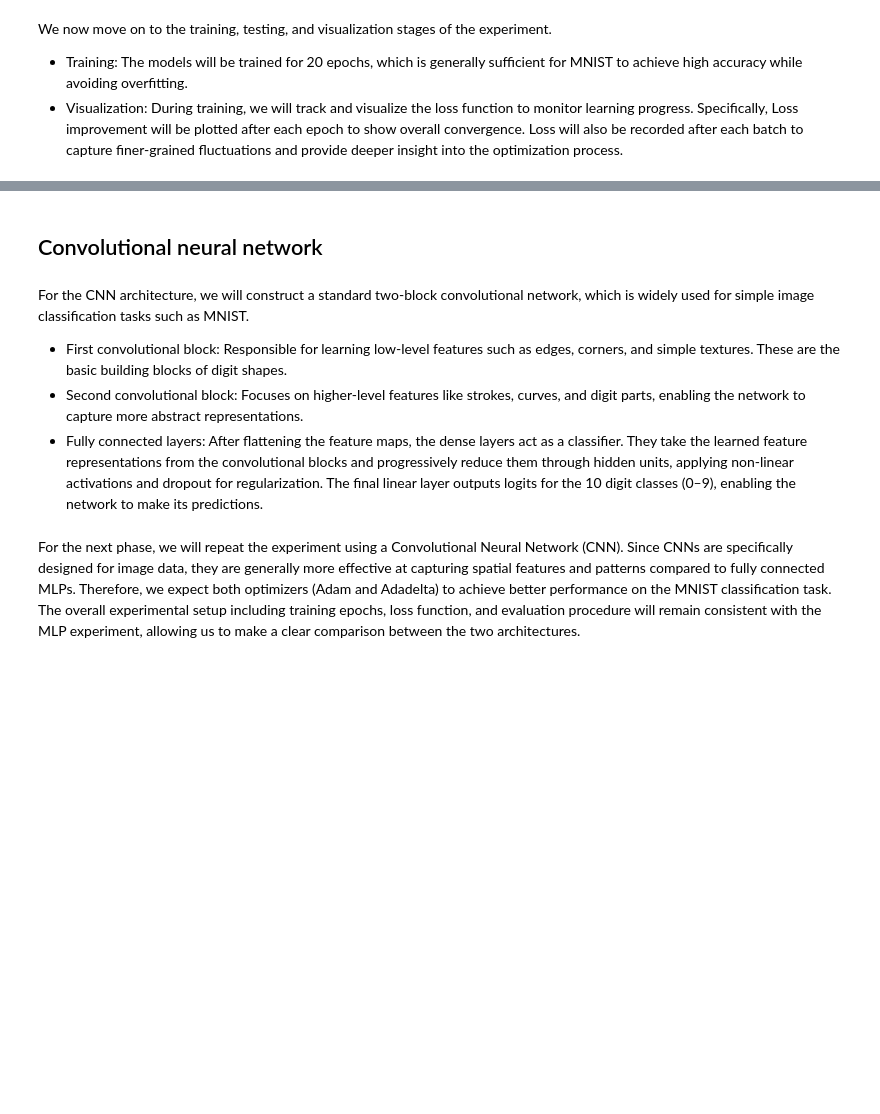
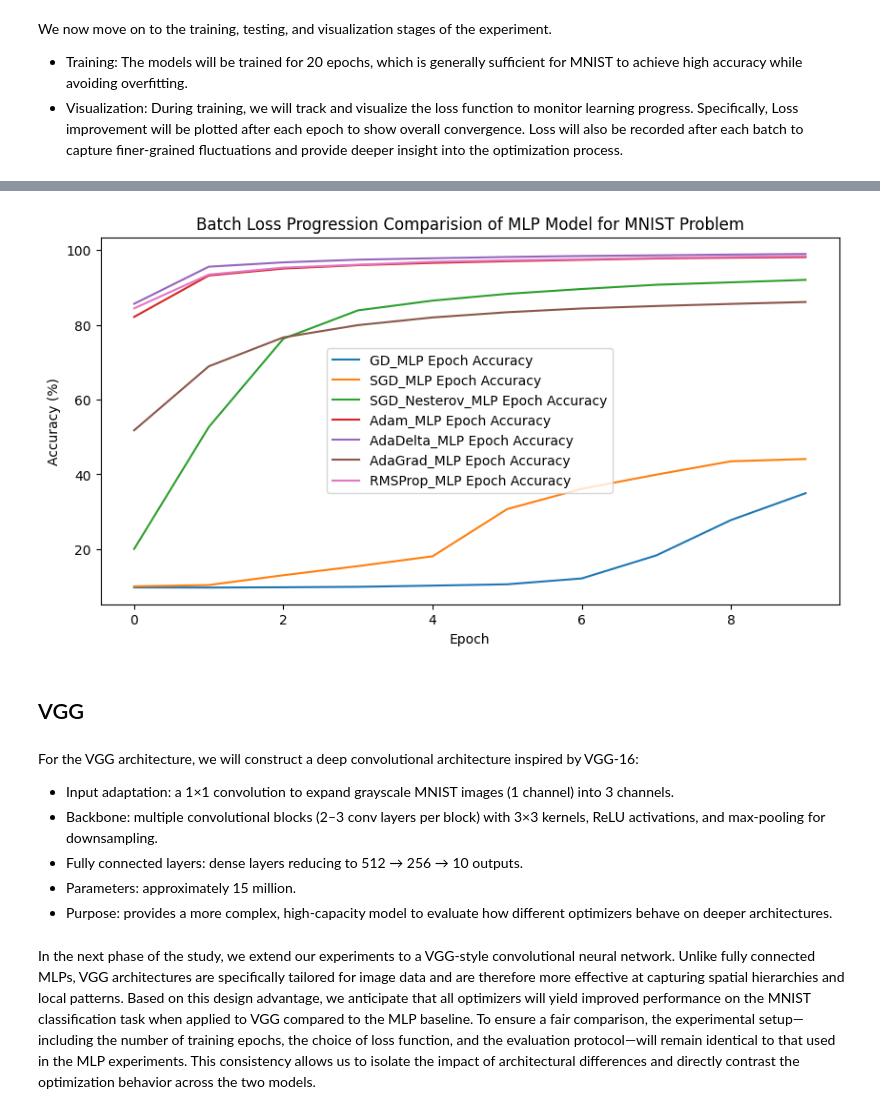
Before and after one commit to ntanphu/CST-KHMT-HK251, a Jupyter notebook: section_5/section_5.ipynb, the cells around one changed output, grey strips where cells are left out. Drawn from its saved outputs; the diff is of its cells as text; code cells hidden in the pictures; blank space fills up the shorter version.

Commit message:
add more optimizer and test with vgg model

```diff
--- a/section_5/section_5.ipynb
+++ b/section_5/section_5.ipynb
@@ -216,24 +254,27 @@ plt.show()
 # %%
-adam_mnist_MLP = torch.load(adam_mlp_path, weights_only=False)
-adadelta_mnist_MLP = torch.load(adadelta_mlp_path, weights_only=False)
+epoch_accs_map = {}
 
-def evaluate(model, dataloader):
-    model.eval()
-    correct = 0
-    total = 0
-    with torch.no_grad():
-        for x_batch, y_batch in dataloader:
-            x_batch = x_batch.to(device)
-            y_batch = y_batch.to(device)
-            preds = model(x_batch)
-            correct += (torch.argmax(preds, dim=1) == y_batch).sum().item()
-            total += y_batch.size(0)
-    return correct / total
+models = {
+    "GD_MLP": gd_mlp_model,
+    "SGD_MLP": sgd_mlp_model,
+    "SGD_Nesterov_MLP": sgd_nesterov_mlp_model,
+    "Adam_MLP": adam_mlp_model,
+    "AdaDelta_MLP": adadelta_mlp_model,
+    "AdaGrad_MLP": adagrad_mlp_model,
+    "RMSProp_MLP": RMSProp_mlp_model
+}
 
-test_dl = DataLoader(mnist_test_dataset, batch_size, shuffle=True)
-adam_acc = evaluate(adam_mnist_MLP, test_dl)
-adadelta_acc = evaluate(adadelta_mnist_MLP, test_dl)
 
-print(f"MLP with Adam optimizer test accuracy: {adam_acc:.4f}")
-print(f"MLP with Adadelta optimizer test accuracy: {adadelta_acc:.4f}")
+for name in models:
+    batch_metrics = train_model(models[name], optimizers[name], train_dl, val_dl, model_name=name)
+
+    epoch_accs = []
+    for epoch in range(1, 11):
+        epoch_batches = [m for m in batch_metrics if m["epoch"] == epoch]
+        avg_acc = sum(m["accuracy"] for m in epoch_batches) / len(epoch_batches)
+        epoch_accs.append(avg_acc)
+
+    epoch_accs_map[name] = epoch_accs
+
+    test_model(models[name], test_dl)
 # %% [output]
@@ -242,8 +298,14 @@ MLP with Adadelta optimizer test accuracy: 0.9769
+# %%
+plot_epoch_accuracies(epoch_accs_map, "Batch Loss Progression Comparision of MLP Model for MNIST Problem")
+# %% [output]
+[figure, added]
 # %% [markdown]
-## Convolutional neural network
+## VGG
 # %% [markdown]
-For the CNN architecture, we will construct a standard two‑block convolutional network, which is widely used for simple image classification tasks such as MNIST.
-- First convolutional block: Responsible for learning low‑level features such as edges, corners, and simple textures. These are the basic building blocks of digit shapes.
-- Second convolutional block: Focuses on higher‑level features like strokes, curves, and digit parts, enabling the network to capture more abstract representations.
-- Fully connected layers: After flattening the feature maps, the dense layers act as a classifier. They take the learned feature representations from the convolutional blocks and progressively reduce them through hidden units, applying non‑linear activations and dropout for regularization. The final linear layer outputs logits for the 10 digit classes (0–9), enabling the network to make its predictions.
+For the VGG architecture, we will construct a deep convolutional architecture inspired by VGG‑16:
+- Input adaptation: a 1×1 convolution to expand grayscale MNIST images (1 channel) into 3 channels.
+- Backbone: multiple convolutional blocks (2–3 conv layers per block) with 3×3 kernels, ReLU activations, and max‑pooling for downsampling.
+- Fully connected layers: dense layers reducing to 512 → 256 → 10 outputs.
+- Parameters: approximately 15 million.
+- Purpose: provides a more complex, high‑capacity model to evaluate how different optimizers behave on deeper architectures.
 # %%
@@ -283,3 +397,3 @@ adadelta_optimizer = torch.optim.Adadelta(adadelta_cnn_model.parameters())
 # %% [markdown]
-For the next phase, we will repeat the experiment using a Convolutional Neural Network (CNN). Since CNNs are specifically designed for image data, they are generally more effective at capturing spatial features and patterns compared to fully connected MLPs. Therefore, we expect both optimizers (Adam and Adadelta) to achieve better performance on the MNIST classification task. The overall experimental setup including training epochs, loss function, and evaluation procedure will remain consistent with the MLP experiment, allowing us to make a clear comparison between the two architectures.
+In the next phase of the study, we extend our experiments to a VGG‑style convolutional neural network. Unlike fully connected MLPs, VGG architectures are specifically tailored for image data and are therefore more effective at capturing spatial hierarchies and local patterns. Based on this design advantage, we anticipate that all optimizers will yield improved performance on the MNIST classification task when applied to VGG compared to the MLP baseline. To ensure a fair comparison, the experimental setup—including the number of training epochs, the choice of loss function, and the evaluation protocol—will remain identical to that used in the MLP experiments. This consistency allows us to isolate the impact of architectural differences and directly contrast the optimization behavior across the two models.
 # %%
```
Also changed, not shown: parts of 22 cells of this notebook, 22 other files.
